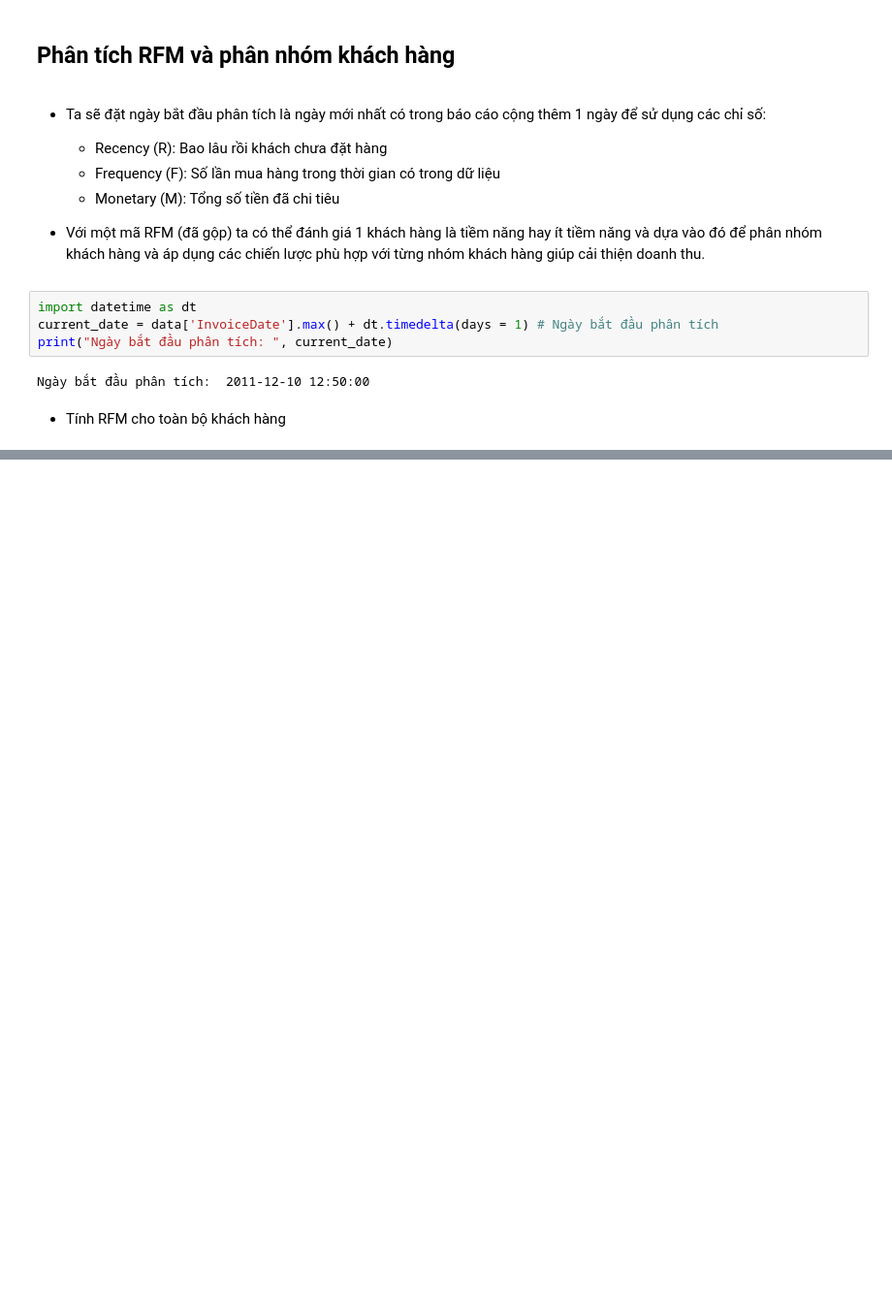
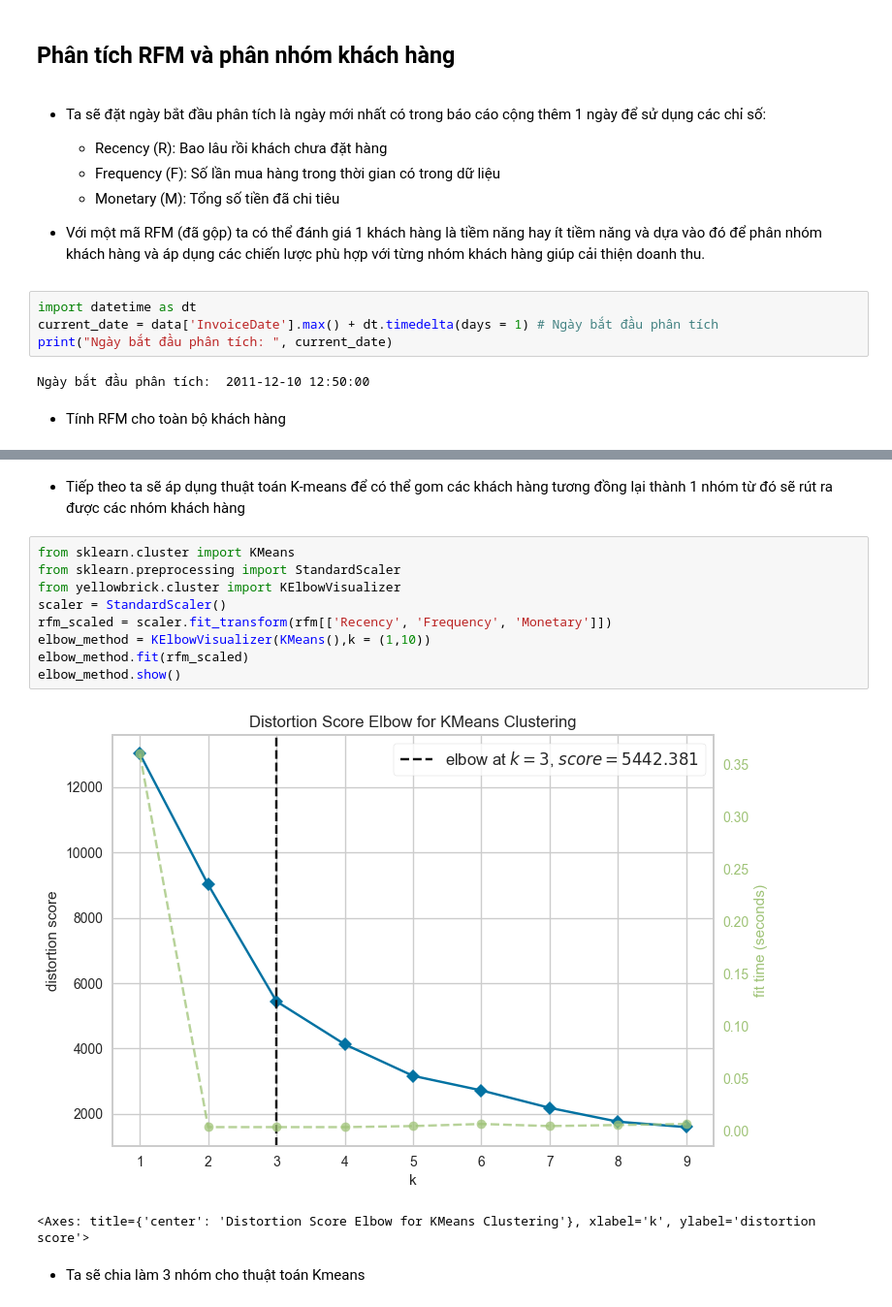
Before and after one commit to MinhThuat/Customer-behavior-analysis-and-revenue-forecasting, a Jupyter notebook: NoteBook/Project_Online_Retail.ipynb, the cells around one changed output, grey strips where cells are left out. Shown at 97% size. Cells and saved outputs as stored; diff of their text form; blank space fills up the shorter version.

```diff
--- a/NoteBook/Project_Online_Retail.ipynb
+++ b/NoteBook/Project_Online_Retail.ipynb
@@ -320,0 +323,16 @@ rfm.head()
+# %% [markdown]
+- Tiếp theo ta sẽ áp dụng thuật toán K-means để có thể gom các khách hàng tương đồng lại thành 1 nhóm từ đó sẽ rút ra được các nhóm khách hàng
+# %%
+from sklearn.cluster import KMeans
+from sklearn.preprocessing import StandardScaler
+from yellowbrick.cluster import KElbowVisualizer
+scaler = StandardScaler()
+rfm_scaled = scaler.fit_transform(rfm[['Recency', 'Frequency', 'Monetary']])
+elbow_method = KElbowVisualizer(KMeans(),k = (1,10))
+elbow_method.fit(rfm_scaled)
+elbow_method.show()
+# %% [output]
+[figure, added]
+<Axes: title={'center': 'Distortion Score Elbow for KMeans Clustering'}, xlabel='k', ylabel='distortion score'>
+# %% [markdown]
+- Ta sẽ chia làm 3 nhóm cho thuật toán Kmeans
```
Also changed, not shown: parts of 21 cells of this notebook.
